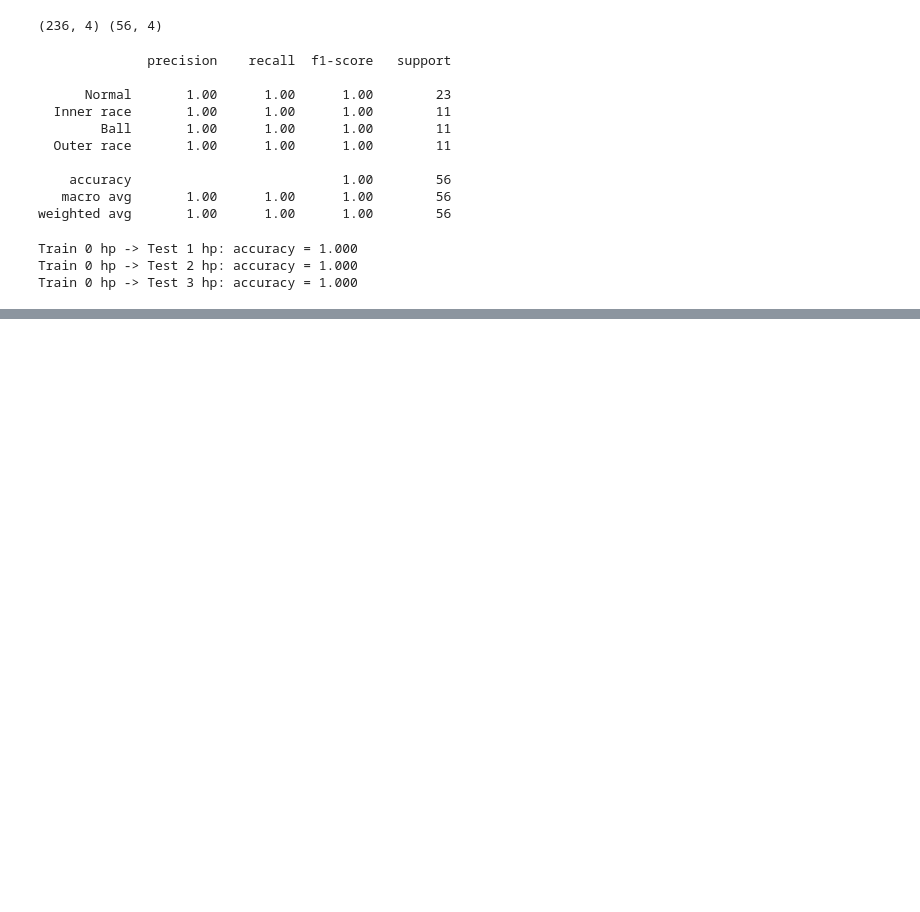
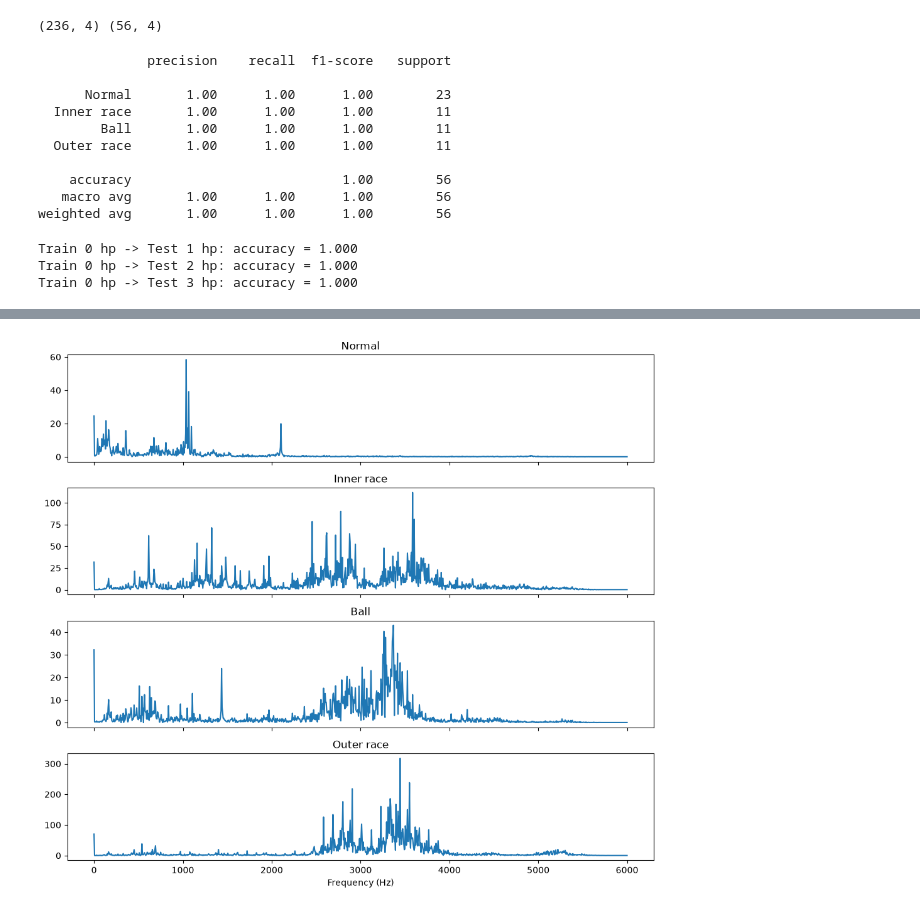
Before and after one commit to Batubttl/Bearing-fault-detection, a Jupyter notebook: notebooks/01_exploration.ipynb, the cells around one changed output, grey strips where cells are left out. Cells and saved outputs as stored; diff of their text form; code cells hidden in the pictures; blank space fills up the shorter version.

```diff
--- a/notebooks/01_exploration.ipynb
+++ b/notebooks/01_exploration.ipynb
@@ -269,0 +303,10 @@ print(confusion_matrix(y_te, pred))
+# %%
+fig, axes = plt.subplots(4, 1, figsize=(10, 9), sharex=True)
+for ax, (num, name) in zip(axes, [(97, "Normal"), (105, "Inner race"), (118, "Ball"), (130, "Outer race")]):
+    w = load_signal(num)[:2048]
+    ax.plot(np.fft.rfftfreq(2048, 1 / fs), np.abs(np.fft.rfft(w)))
+    ax.set_title(name)
+axes[-1].set_xlabel("Frequency (Hz)")
+plt.tight_layout(); plt.show()
+# %% [output]
+[figure, added]
```
Also changed, not shown: parts of 5 cells of this notebook.
